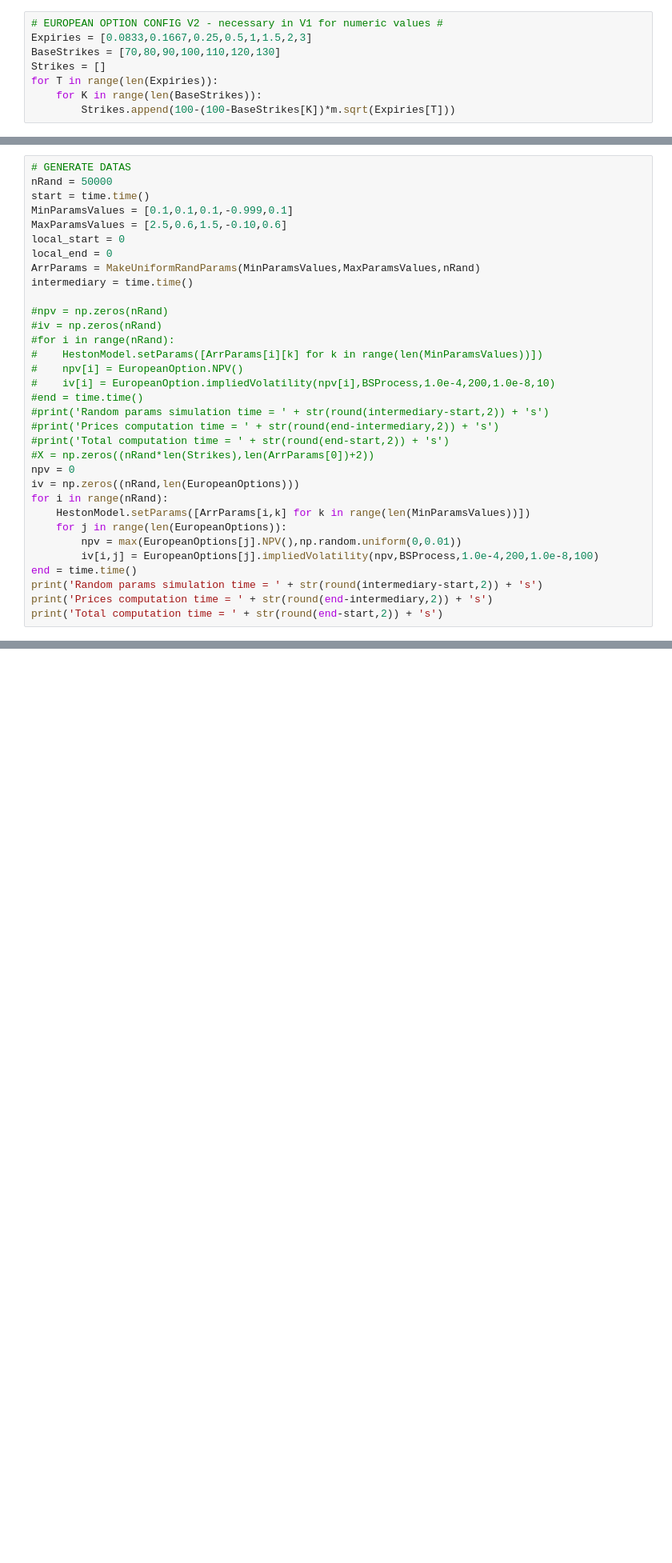
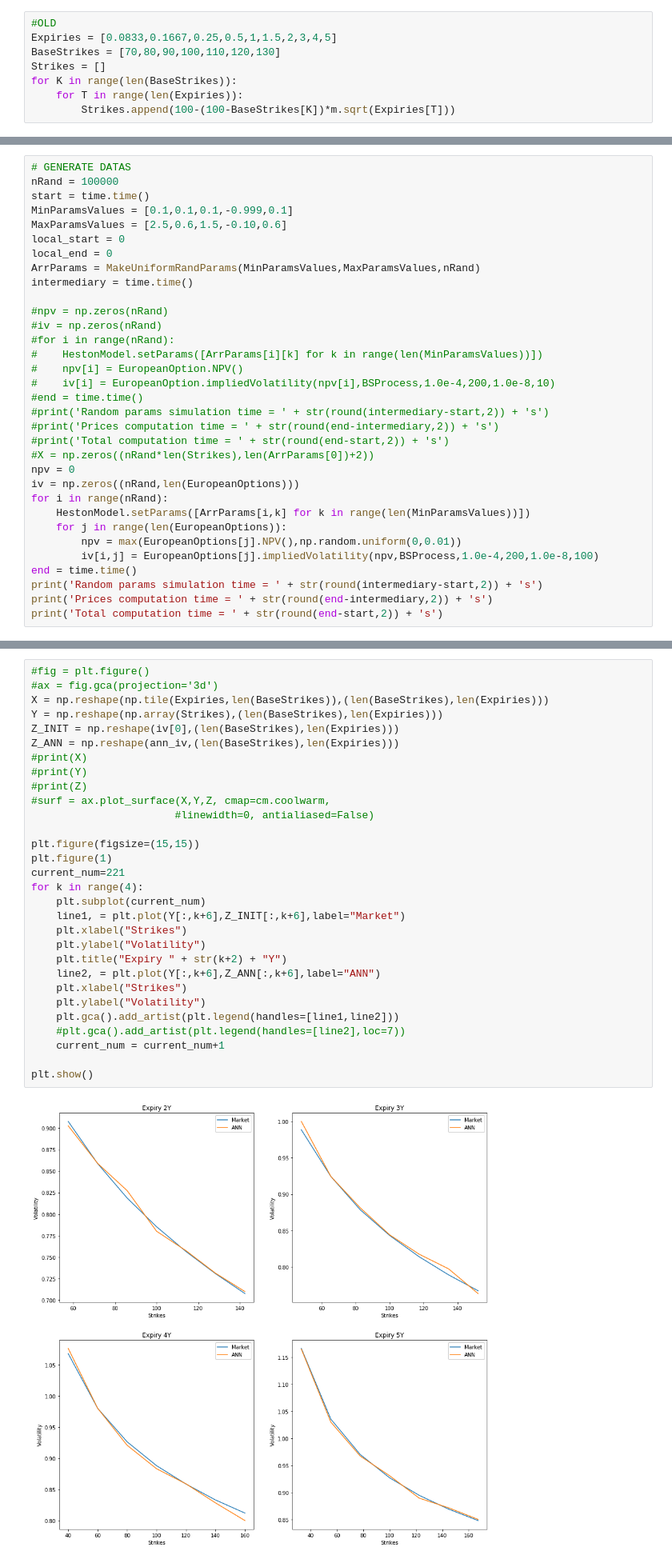
Before and after one commit to CalameR/PyKnight, a Jupyter notebook: DeepLearningVol/DeepLearningVolNotebook.ipynb, the cells around one changed output, grey strips where cells are left out. Shown at 80% size. Drawn from its saved outputs; the diff is of its cells as text; blank space fills up the shorter version.

Commit message:
Graphes + plan présentation

```diff
--- a/DeepLearningVol/DeepLearningVolNotebook.ipynb
+++ b/DeepLearningVol/DeepLearningVolNotebook.ipynb
@@ -142,12 +144,12 @@ def IVol(Mkt,S0,K,r,T,vol0=0.1):
     def f(vol,Mkt_,S0_,K_,r_,T_,type_): return (BS_CallPrice(S0_,K_,r_,vol,T_)-Mkt)**2
     return spo.minimize(f,vol0,args=(Mkt,S0,K,r,T,type),tol=1.0e-10).x
 # %%
-# EUROPEAN OPTION CONFIG V2 - necessary in V1 for numeric values #
-Expiries = [0.0833,0.1667,0.25,0.5,1,1.5,2,3]
+#OLD
+Expiries = [0.0833,0.1667,0.25,0.5,1,1.5,2,3,4,5]
 BaseStrikes = [70,80,90,100,110,120,130]
 Strikes = []
-for T in range(len(Expiries)):
-    for K in range(len(BaseStrikes)):
+for K in range(len(BaseStrikes)):
+    for T in range(len(Expiries)):
         Strikes.append(100-(100-BaseStrikes[K])*m.sqrt(Expiries[T]))
 # %%
 # MARKET DATA
@@ -180,7 +182,7 @@ for i in range(len(EuropeanOptions)):
     EuropeanOptions[i].setPricingEngine(HestonEngine)
 # %%
 # GENERATE DATAS
-nRand = 50000
+nRand = 100000
 start = time.time()
 MinParamsValues = [0.1,0.1,0.1,-0.999,0.1]
 MaxParamsValues = [2.5,0.6,1.5,-0.10,0.6]
@@ -519,0 +517,32 @@ Initial IV Surface : [ 71.73166497  71.39639006  71.09675029  70.82619954  70.57
+# %%
+#fig = plt.figure()
+#ax = fig.gca(projection='3d')
+X = np.reshape(np.tile(Expiries,len(BaseStrikes)),(len(BaseStrikes),len(Expiries)))
+Y = np.reshape(np.array(Strikes),(len(BaseStrikes),len(Expiries)))
+Z_INIT = np.reshape(iv[0],(len(BaseStrikes),len(Expiries)))
+Z_ANN = np.reshape(ann_iv,(len(BaseStrikes),len(Expiries)))
+#print(X)
+#print(Y)
+#print(Z)
+#surf = ax.plot_surface(X,Y,Z, cmap=cm.coolwarm,
+                       #linewidth=0, antialiased=False)
+
+plt.figure(figsize=(15,15))
+plt.figure(1)
+current_num=221
+for k in range(4):
+    plt.subplot(current_num)
+    line1, = plt.plot(Y[:,k+6],Z_INIT[:,k+6],label="Market")
+    plt.xlabel("Strikes")
+    plt.ylabel("Volatility")
+    plt.title("Expiry " + str(k+2) + "Y")
+    line2, = plt.plot(Y[:,k+6],Z_ANN[:,k+6],label="ANN")
+    plt.xlabel("Strikes")
+    plt.ylabel("Volatility")
+    plt.gca().add_artist(plt.legend(handles=[line1,line2]))
+    #plt.gca().add_artist(plt.legend(handles=[line2],loc=7))
+    current_num = current_num+1
+
+plt.show()
+# %% [output]
+[figure, added]
```
Also changed, not shown: parts of 12 cells of this notebook, 12 other files.
